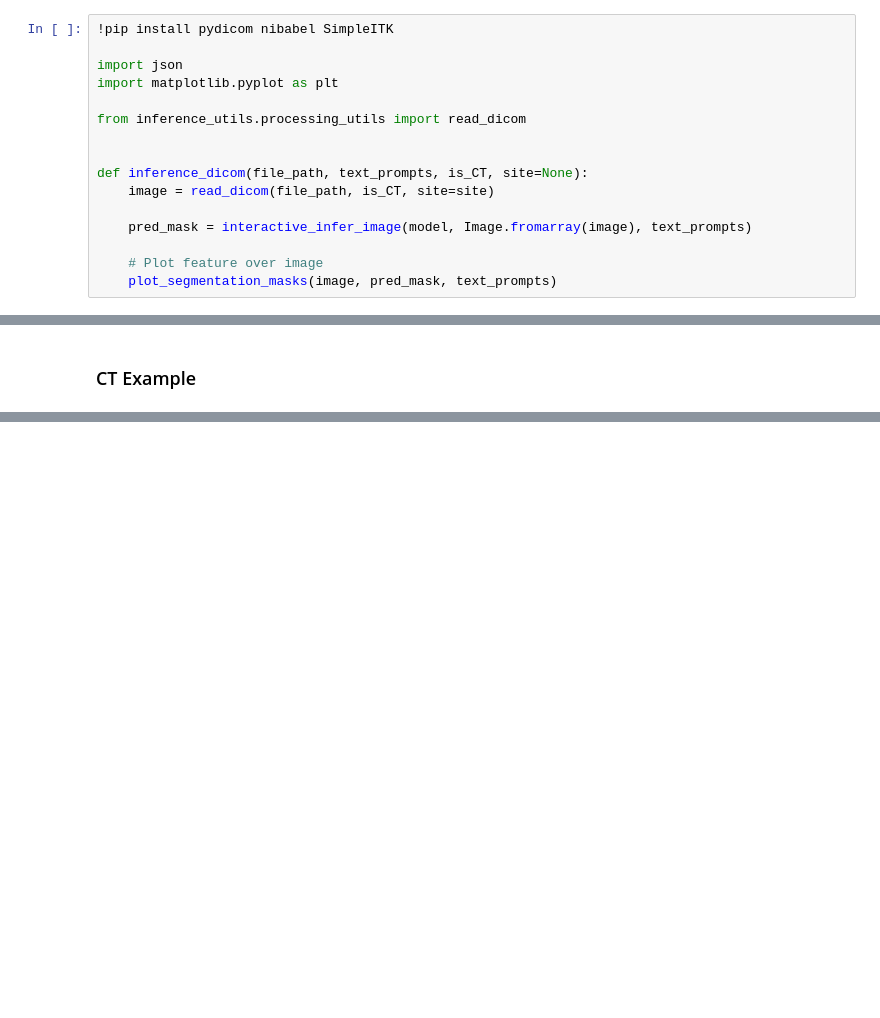
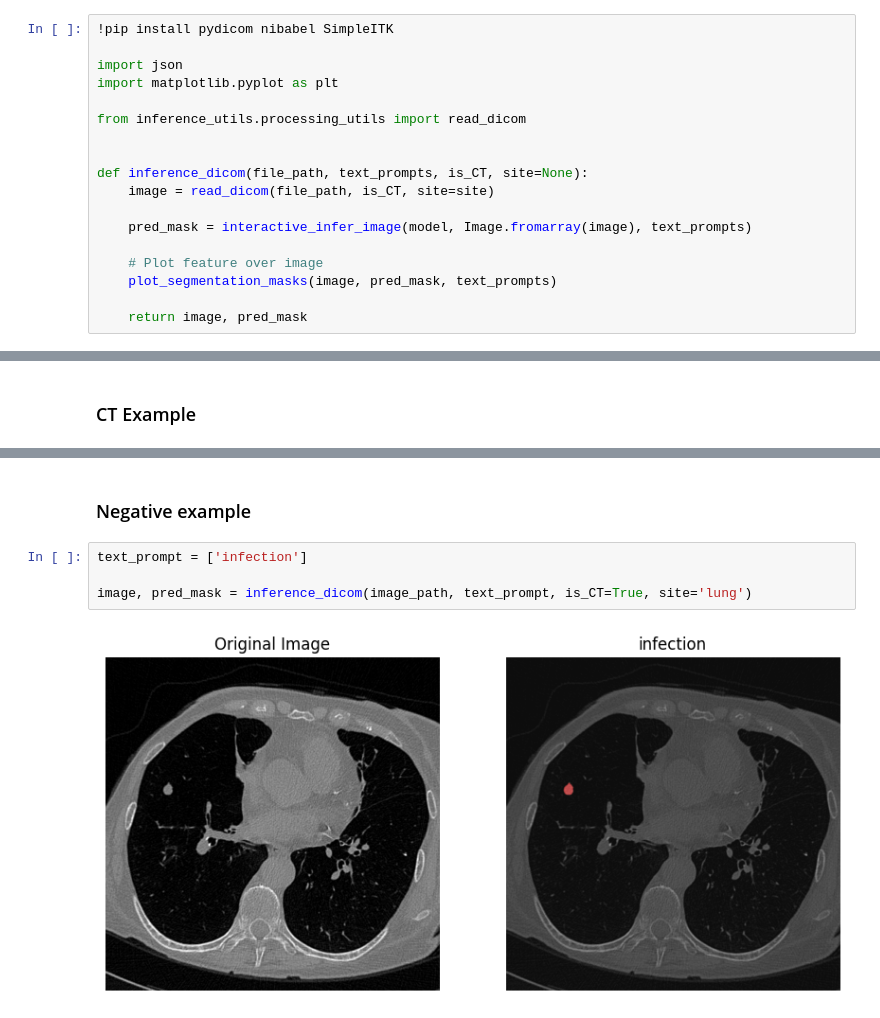
Before and after one commit to richa-singhx/BiomedParse, a Jupyter notebook: inference_examples_DICOM.ipynb, the cells around one changed output, grey strips where cells are left out. Drawn from its saved outputs; the diff is of its cells as text; blank space fills up the shorter version.

Commit message:
Negative pred p-value example

```diff
--- a/inference_examples_DICOM.ipynb
+++ b/inference_examples_DICOM.ipynb
@@ -77,6 +77,8 @@ def inference_dicom(file_path, text_prompts, is_CT, site=None):
 
     # Plot feature over image
     plot_segmentation_masks(image, pred_mask, text_prompts)
+
+    return image, pred_mask
 # %% [output]
 Requirement already satisfied: pydicom in /home/theodorezhao/miniconda3/envs/biomedparse/lib/python3.9/site-packages (2.4.4)
 Requirement already satisfied: nibabel in /home/theodorezhao/miniconda3/envs/biomedparse/lib/python3.9/site-packages (5.3.2)
@@ -97,0 +111,8 @@ inference_dicom(image_path, text_prompt, is_CT=True, site='lung')
+# %% [markdown]
+### Negative example
+# %%
+text_prompt = ['infection']
+
+image, pred_mask = inference_dicom(image_path, text_prompt, is_CT=True, site='lung')
+# %% [output]
+[figure, added]
```
Also changed, not shown: parts of 4 cells of this notebook, 2 other files.
